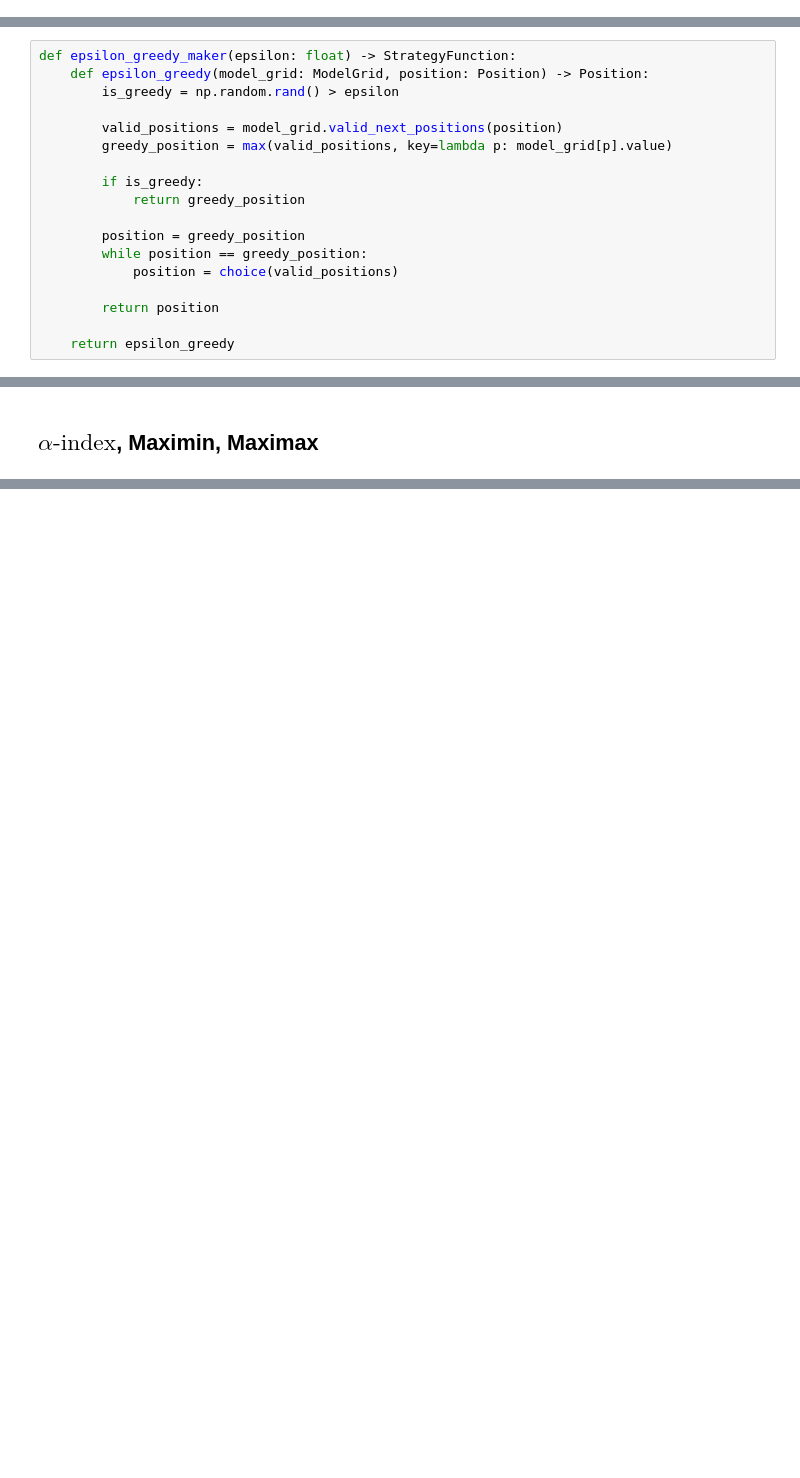
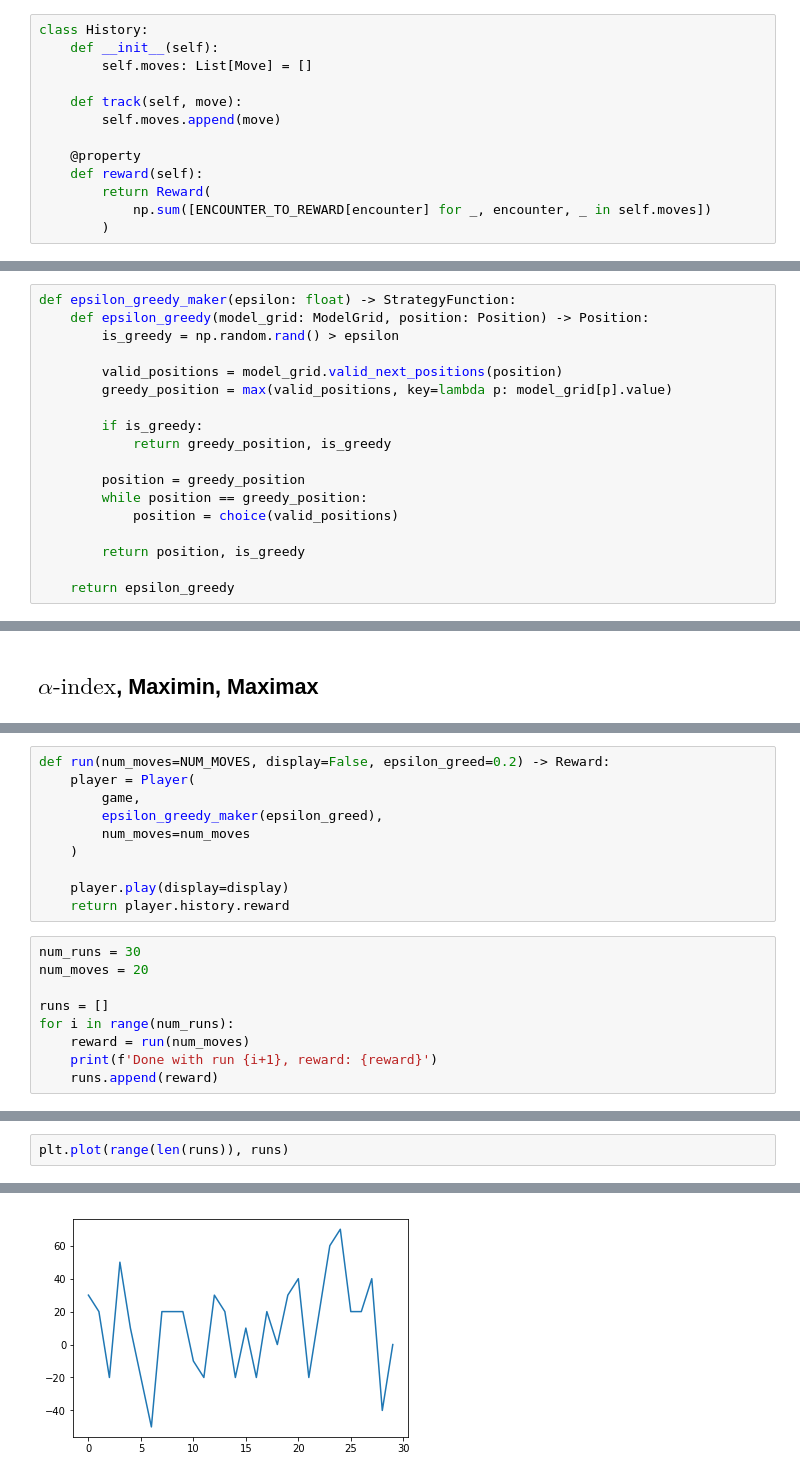
Before and after one commit to Yustynn/decision-theory-rl-and-data-analysis, a Jupyter notebook: RL.ipynb, the cells around one changed output, grey strips where cells are left out. Saved outputs shown, nothing was run; the diff lists cells and outputs as text; blank space fills up the shorter version.

Commit message:
Finish player class, add game

```diff
--- a/RL.ipynb
+++ b/RL.ipynb
@@ -370,3 +365,16 @@ Game(grid).print(Position((1,2)))
+# %%
+class History:
+    def __init__(self):
+        self.moves: List[Move] = []
+
+    def track(self, move):
+        self.moves.append(move)
+
+    @property
+    def reward(self):
+        return Reward(
+            np.sum([ENCOUNTER_TO_REWARD[encounter] for _, encounter, _ in self.moves])
+        )
 # %% [markdown]
 ## Player Class
 # %%
@@ -403,13 +437,13 @@ def epsilon_greedy_maker(epsilon: float) -> StrategyFunction:
         greedy_position = max(valid_positions, key=lambda p: model_grid[p].value)
 
         if is_greedy:
-            return greedy_position
+            return greedy_position, is_greedy
 
         position = greedy_position
         while position == greedy_position:
             position = choice(valid_positions)
 
-        return position
+        return position, is_greedy
 
     return epsilon_greedy
 # %% [markdown]
@@ -454,0 +523,19 @@ maximax: StrategyFunction = alpha_index_maker(1)
+# %%
+def run(num_moves=NUM_MOVES, display=False, epsilon_greed=0.2) -> Reward:
+    player = Player(
+        game,
+        epsilon_greedy_maker(epsilon_greed),
+        num_moves=num_moves
+    )
+
+    player.play(display=display)
+    return player.history.reward
+# %%
+num_runs = 30
+num_moves = 20
+
+runs = []
+for i in range(num_runs):
+    reward = run(num_moves)
+    print(f'Done with run {i+1}, reward: {reward}')
+    runs.append(reward)
@@ -454,0 +560,3 @@ maximax: StrategyFunction = alpha_index_maker(1)
+# %%
+plt.plot(range(len(runs)), runs)
+# %% [output]
@@ -454,0 +564 @@ maximax: StrategyFunction = alpha_index_maker(1)
+[figure, added]
```
Also changed, not shown: parts of 21 cells of this notebook.
